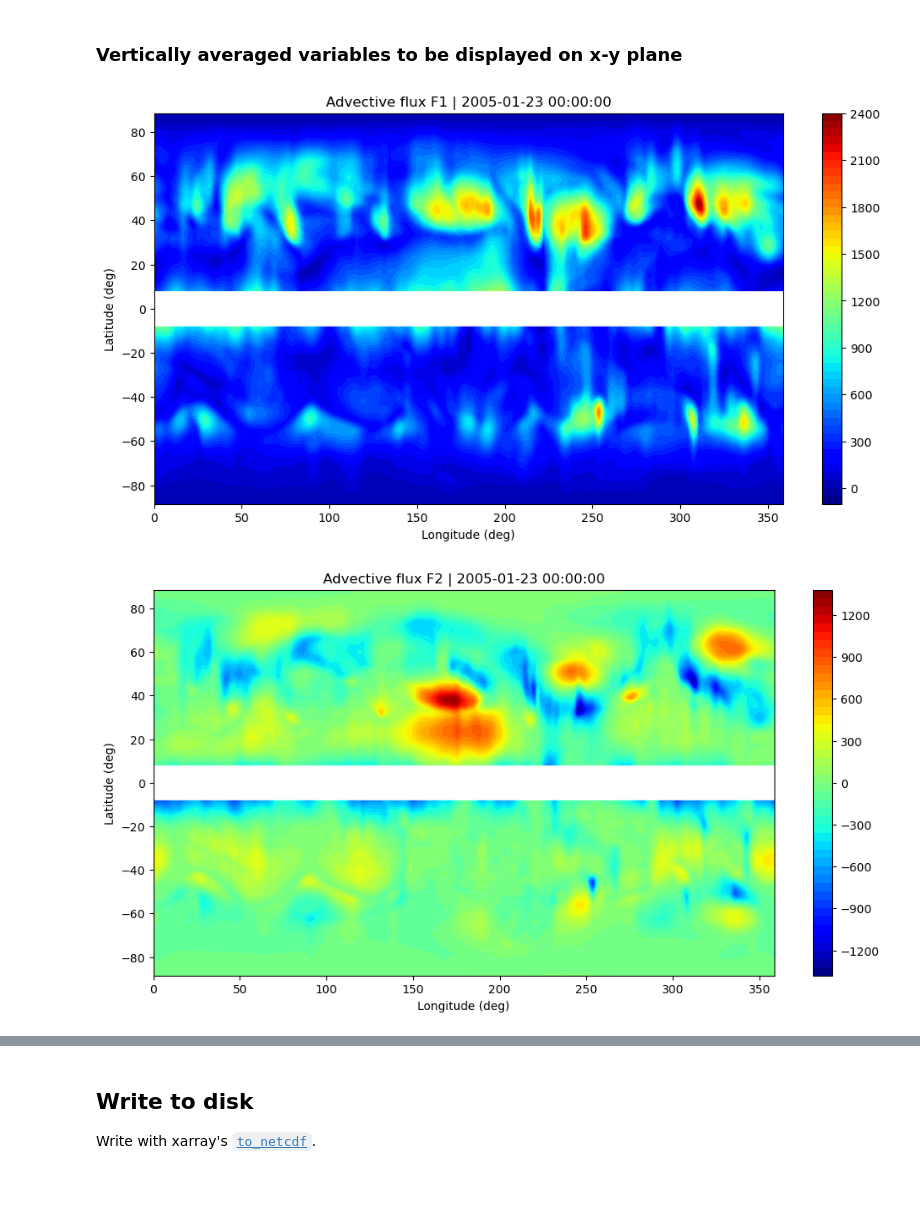
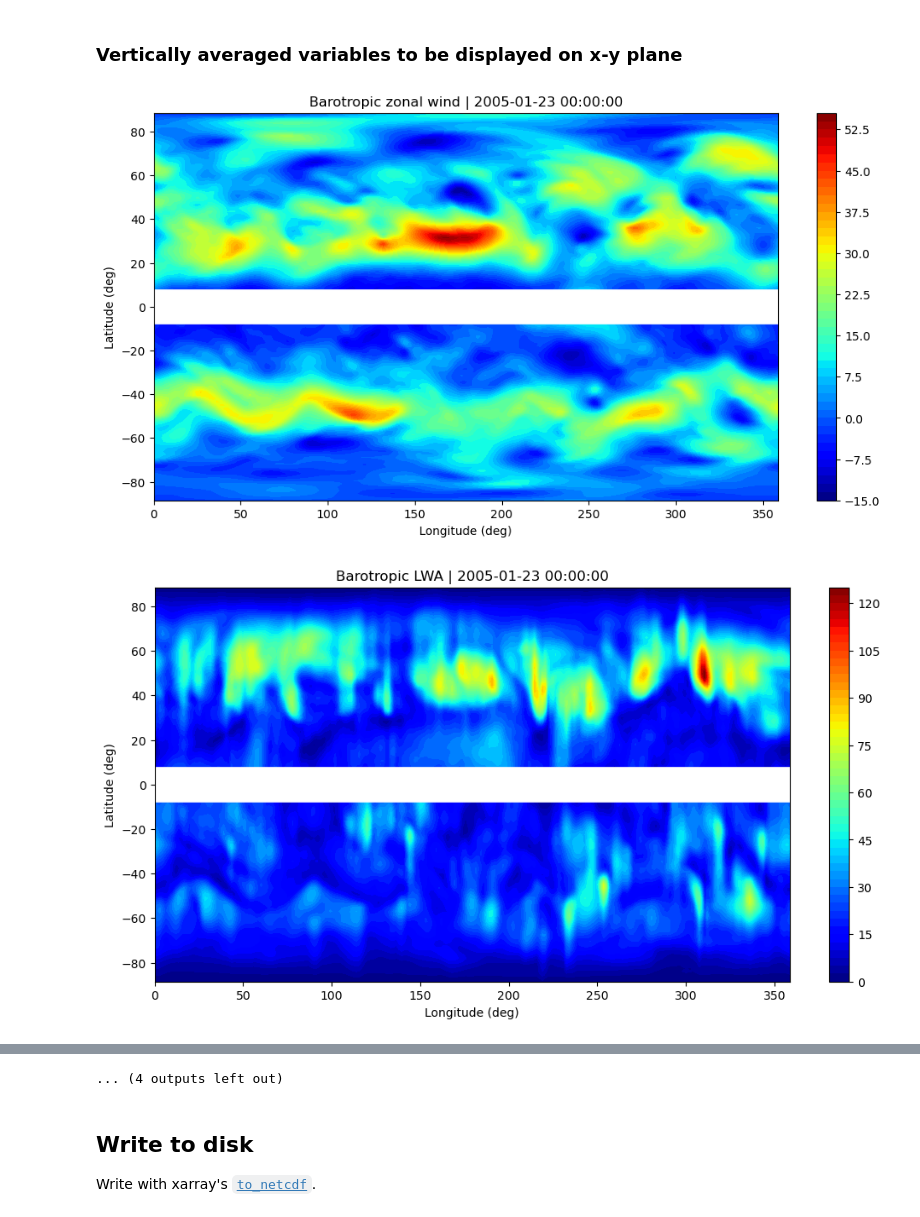
Before and after one commit to csyhuang/hn2016_falwa, a Jupyter notebook: notebooks/nh2018_science/demo_script_for_nh2018_with_xarray.ipynb, the cells around one changed output, grey strips where cells are left out. Drawn from its saved outputs; the diff is of its cells as text; code cells hidden in the pictures; blank space fills up the shorter version.

```diff
--- a/notebooks/nh2018_science/demo_script_for_nh2018_with_xarray.ipynb
+++ b/notebooks/nh2018_science/demo_script_for_nh2018_with_xarray.ipynb
@@ -99,23 +106,25 @@ for variable, name in variables_yz:
 ### Vertically averaged variables to be displayed on x-y plane
 # %%
 variables_xy = [
+    (selected_lwadiags["u_baro"], 'Barotropic zonal wind'),
+    (selected_lwadiags["lwa_baro"], 'Barotropic LWA'),
     (selected_lwadiags["adv_flux_f1"], 'Advective flux F1'),
     (selected_lwadiags["adv_flux_f2"], 'Advective flux F2'),
     (selected_lwadiags["adv_flux_f3"], 'Advective flux F3'),
     (selected_lwadiags["convergence_zonal_advective_flux"], 'Advective flux convergence -Div(F1+F2+F3)'),
     (selected_lwadiags["divergence_eddy_momentum_flux"], 'divergence_eddy_momentum_flux'),
     (selected_lwadiags["meridional_heat_flux"], 'meridional_heat_flux')
 ]
 
 for variable, name in variables_xy:
     plt.figure(figsize=(12, 6))
     plt.contourf(variable['xlon'], variable['ylat'][1:-1], variable[1:-1, :], 50, cmap='jet')
     plt.axhline(y=0, c='w', lw=30)
     plt.ylabel('Latitude (deg)')
     plt.xlabel('Longitude (deg)')
     plt.colorbar()
     plt.title(f'{name} | {selected_time}')
     plt.show()
 # %% [output]
-[figure, old version]
+[figure, new version]
-[figure, old version]
+[figure, new version]
@@ -126,3 +141,4 @@ for variable, name in variables_xy:
+... (4 outputs left out)
 # %% [markdown]
 ## Write to disk
 
```
Also changed, not shown: parts of 4 cells of this notebook, 8 other files.
